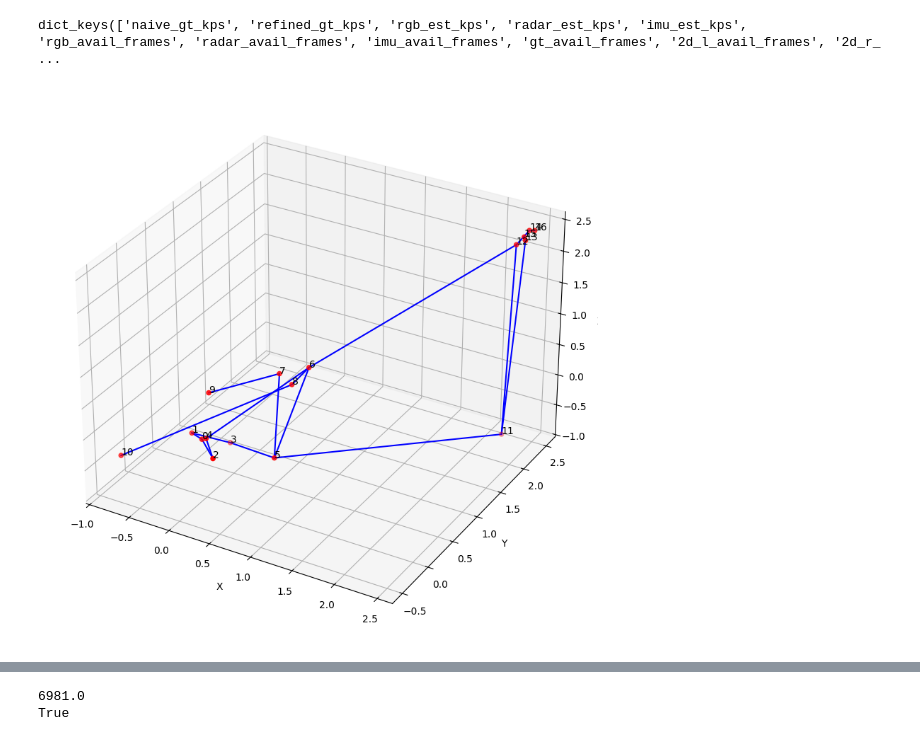
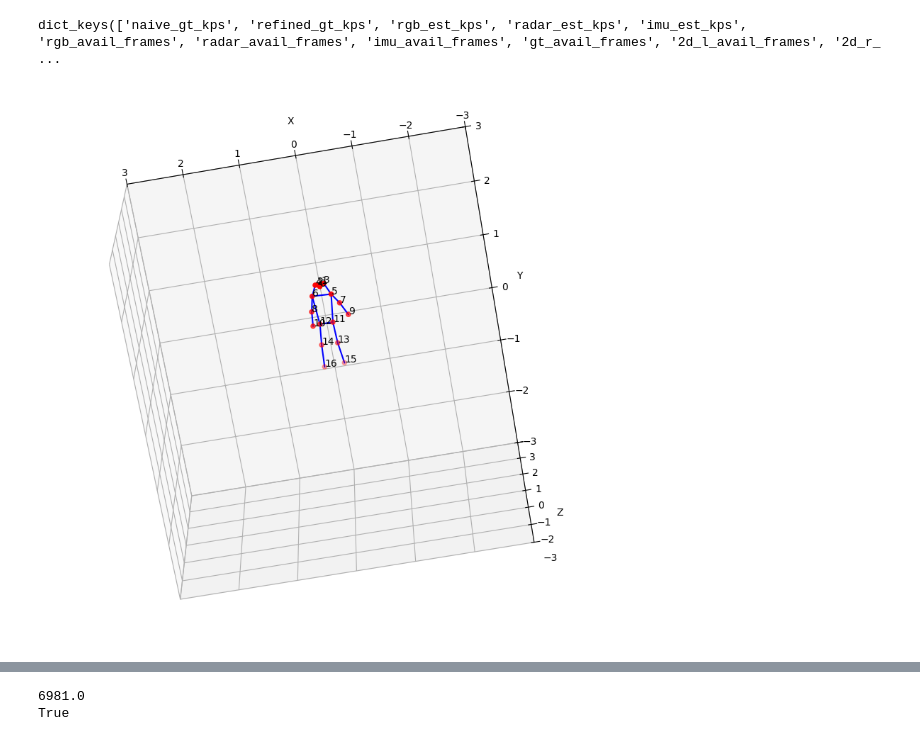
Before and after one commit to dmadhitama/MARS-exp, a Jupyter notebook: gt_visualization.ipynb, the cells around one changed output, grey strips where cells are left out. Cells and saved outputs as stored; diff of their text form; code cells hidden in the pictures.

```diff
--- a/gt_visualization.ipynb
+++ b/gt_visualization.ipynb
@@ -5,32 +7,28 @@ import pickle
 # %%
-with open("/workspace/MARS/pose_labels/subject14_all_labels.cpl", "rb") as f:
+with open("pose_labels/subject14_all_labels.cpl", "rb") as f:
     cpl = pickle.load(f)
 
 cpl.keys()
 # %% [output]
 dict_keys(['naive_gt_kps', 'refined_gt_kps', 'rgb_est_kps', 'radar_est_kps', 'imu_est_kps', 'rgb_avail_frames', 'radar_avail_frames', 'imu_avail_frames', 'gt_avail_frames', '2d_l_avail_frames', '2d_r_ ...
 # %%
-def plot_3d_skeleton(keypoints, connections, swap_axes=None, skeleton_on=True):
-    # Swap axes if specified
-    if swap_axes:
-        keypoints = keypoints[:, swap_axes]
-
+def plot_3d_skeleton(keypoints, connections, skeleton_on=True, elev=0, azim=0):
     # Create a 3D plot
     fig = plt.figure(figsize=(10,10))
     ax = fig.add_subplot(111, projection='3d')
 
     # Plot keypoints
-    ax.scatter(keypoints[:, 0], keypoints[:, 1], keypoints[:, 2], c='r', marker='o')
+    ax.scatter(keypoints[0], keypoints[1], keypoints[2], c='r', marker='o')
 
     # Annotate keypoints with their indices
-    for i, (x, y, z) in enumerate(keypoints):
+    for i, (x, y, z) in enumerate(zip(keypoints[0], keypoints[1], keypoints[2]), start=0):
         ax.text(x, y, z, f'{i}', color='black')
 
     # Plot connections
     if skeleton_on:
         for connection in connections:
-            point1 = keypoints[connection[0]]
-            point2 = keypoints[connection[1]]
+            point1 = keypoints[:, connection[0]]
+            point2 = keypoints[:, connection[1]]
             ax.plot(
                 [point1[0], point2[0]],
                 [point1[1], point2[1]],
@@ -38,29 +36,38 @@ def plot_3d_skeleton(keypoints, connections, swap_axes=None, skeleton_on=True):
                 'b-'
             )
 
+
+    ax.set_xlim(-3, 3)
+    ax.set_ylim(-3, 3)
+    ax.set_zlim(-3, 3)
+
     # Set labels
     ax.set_xlabel('X')
     ax.set_ylabel('Y')
     ax.set_zlabel('Z')
 
+    # plt.gca().invert_xaxis()
     # plt.gca().invert_yaxis()
     # plt.gca().invert_zaxis()
+
+    # Set the view angle
+    # elev = 0  # Elevation angle
+    # azim = 45  # Azimuthal angle
+    ax.view_init(elev=elev, azim=azim)
     # Show plot
     plt.show()
 # %%
-# Sample data: replace this with your actual data
-import numpy as np
-idx = 200
-keypoints = np.reshape(cpl['refined_gt_kps'][idx], (17, 3))  # Replace with your actual keypoints array
-
+idx = 300
+# keypoints = np.reshape(cpl['refined_gt_kps'][idx], (17, 3))  # Replace with your actual keypoints array
+keypoints = cpl['refined_gt_kps'][idx]
 # Define connections between keypoints to form the skeleton
 connections = [
     (9,7), (7,5), (5,6), (6,8), (8,10),
     (5,3), (3,1), (1,0), (0,2), (2,4), (4,6),
     (5,11), (11,13), (13,15),
     (11,12),
     (6,12), (12,14), (14,16),
 ]
-plot_3d_skeleton(keypoints, connections, swap_axes=(2,1,0), skeleton_on=True)
+plot_3d_skeleton(keypoints, connections, skeleton_on=True, elev=290, azim=100)
 # %% [output]
-[figure, old version]
+[figure, new version]
```
Also changed, not shown: parts of 16 cells of this notebook, 50 other files.
